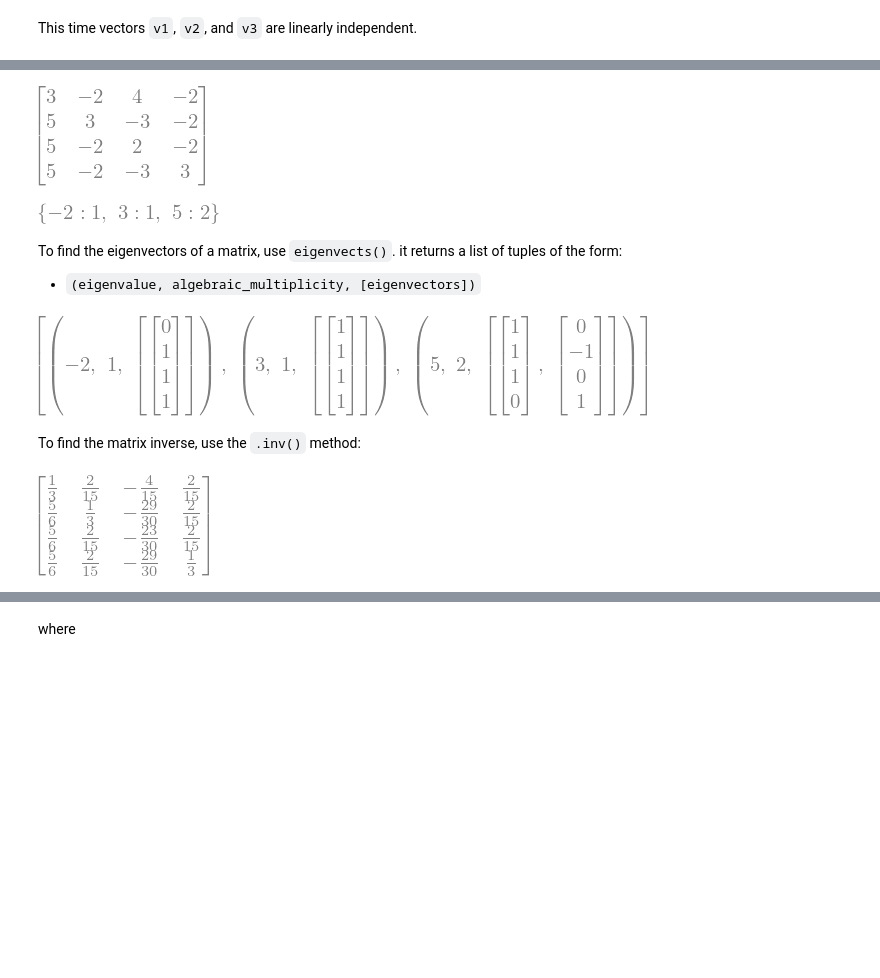
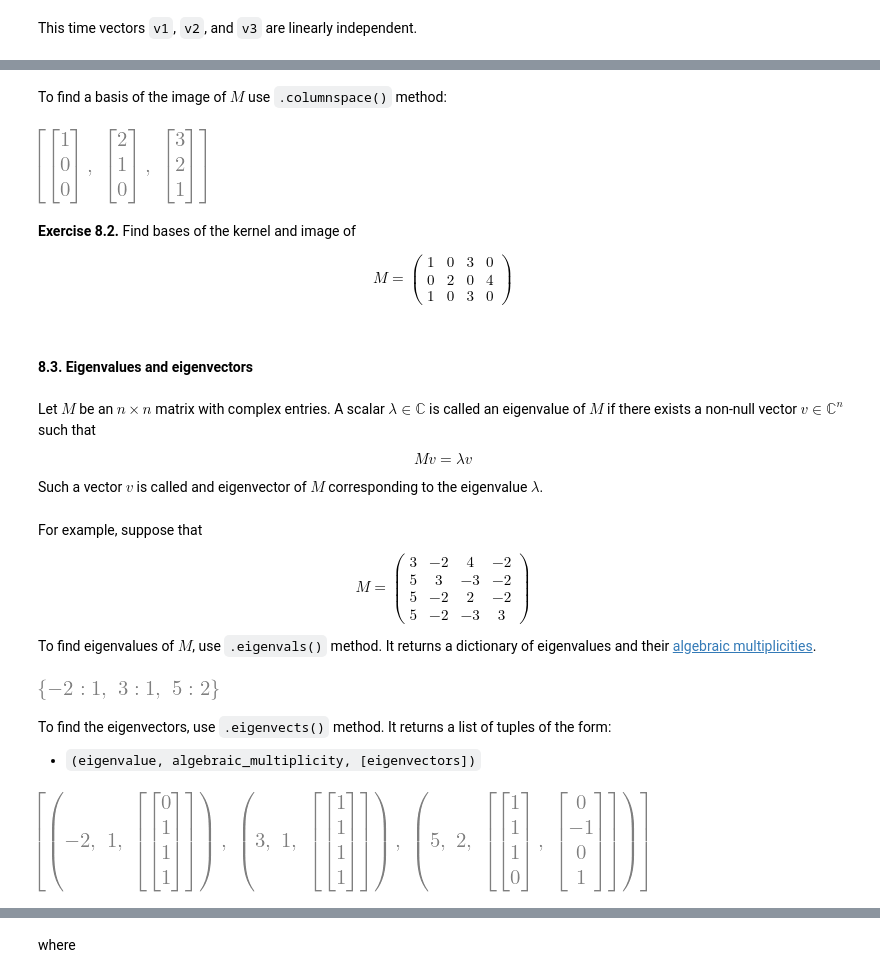
Before and after one commit to uqglmn/qm, a Jupyter notebook: A_mini_SymPy_tutorial.ipynb, the cells around one changed output, grey strips where cells are left out. Saved outputs shown, nothing was run; the diff lists cells and outputs as text; code cells hidden in the pictures; blank space fills up the shorter version.

```diff
--- a/A_mini_SymPy_tutorial.ipynb
+++ b/A_mini_SymPy_tutorial.ipynb
@@ -571,0 +621,12 @@ To find the eigenvalues of a matrix, use ``eigenvals()``. It returns a dictionar
+# %% [markdown]
+To find a basis of the image of $M$ use ``.columnspace()`` method:
+# %%
+M.columnspace()
+# %% [output]
+[figure, added]
+# %% [markdown]
+**Exercise 8.2.** Find bases of the kernel and image of
+
+$$
+M = \begin{pmatrix} 1 & 0 & 3 & 0 \\ 0 & 2 & 0 & 4 \\ 1 & 0 & 3 & 0 \end{pmatrix}
+$$
@@ -572,23 +635,31 @@ To find the eigenvalues of a matrix, use ``eigenvals()``. It returns a dictionar
+# %% [markdown]
+#### 8.3. Eigenvalues and eigenvectors
+# %% [markdown]
+Let $M$ be an $n \times n$ matrix with complex entries. A scalar $\lambda \in \mathbb{C}$ is called an eigenvalue of $M$ if there exists a non-null vector $v \in \mathbb{C}^n$ such that
+
+$$
+M v = \lambda v
+$$
+
+Such a vector $v$ is called and eigenvector of $M$ corresponding to the eigenvalue $\lambda$.
+# %% [markdown]
+For example, suppose that
+
+$$
+M = \begin{pmatrix} 3& -2&  4& -2 \\ 5&  3& -3& -2 \\ 5& -2&  2& -2  \\ 5& -2& -3&  3 \end{pmatrix}
+$$
+
+To find eigenvalues of $M$, use ``.eigenvals()`` method. It returns a dictionary of eigenvalues and their [algebraic multiplicities](https://en.wikipedia.org/wiki/Eigenvalues_and_eigenvectors#Algebraic_multiplicity).
 # %%
 M = sym.Matrix([[3, -2,  4, -2], [5,  3, -3, -2], [5, -2,  2, -2], [5, -2, -3,  3]])
-M
+M.eigenvals()
 # %% [output]
-[figure, old version]
+[figure, new version]
-# %%
-M.eigenvals()
-# %% [output]
-[figure, removed]
 # %% [markdown]
-To find the eigenvectors of a matrix, use ``eigenvects()``. it returns a list of tuples of the form:
+To find the eigenvectors, use ``.eigenvects()`` method. It returns a list of tuples of the form:
 
 - ``(eigenvalue, algebraic_multiplicity, [eigenvectors])``
 # %%
 M.eigenvects()
 # %% [output]
 [figure]
-# %% [markdown]
-To find the matrix inverse, use the ``.inv()`` method:
-# %%
-M.inv()
-# %% [output]
-[figure, old version]
```
Also changed, not shown: parts of 46 cells of this notebook.
